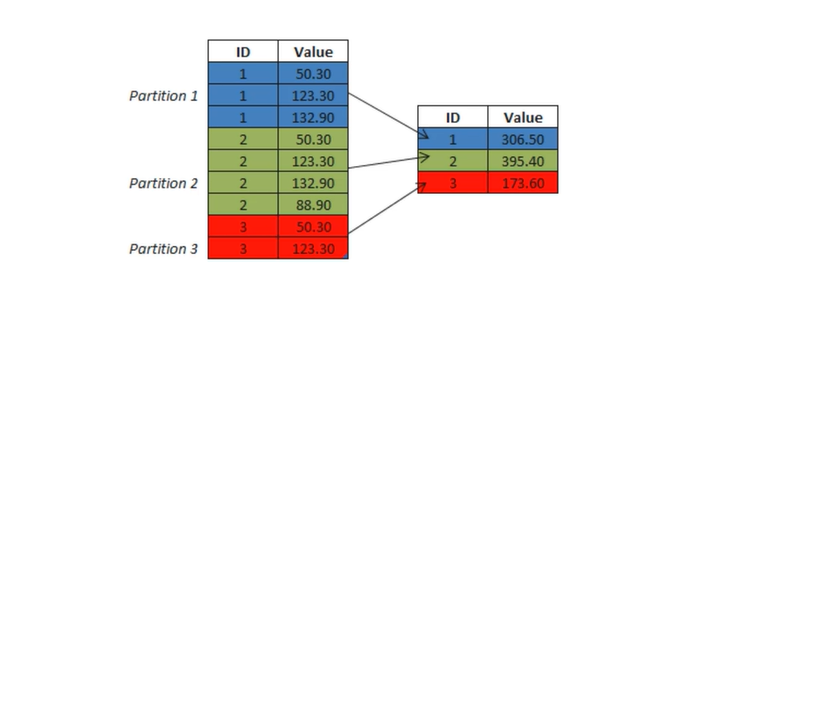
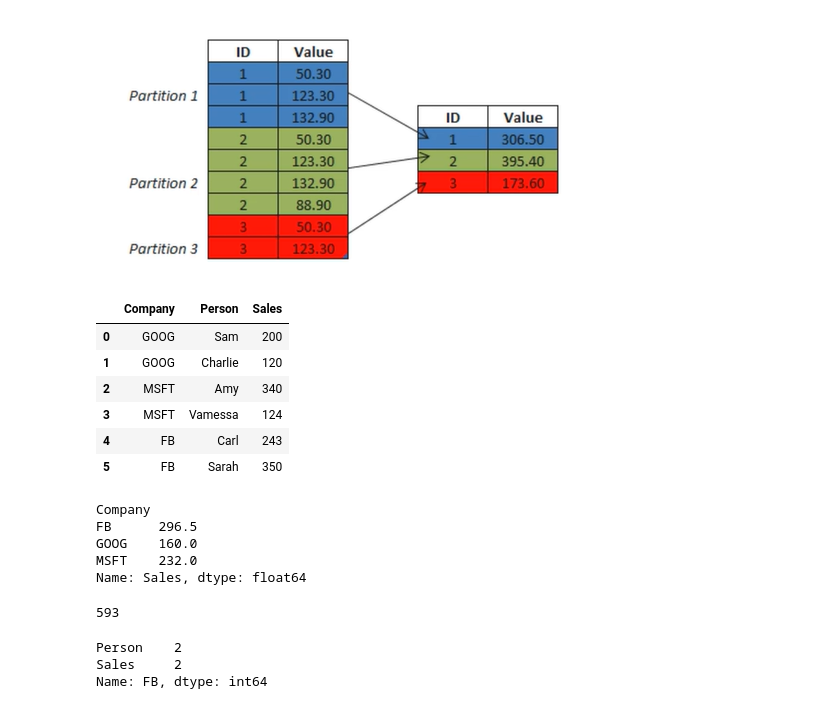
Before and after one commit to geeky-auro/TTL_CSE38, a Jupyter notebook: Practise/05_Pandas_groupby.ipynb, the cells around one changed output. Cells and saved outputs as stored; diff of their text form; code cells hidden in the pictures; blank space fills up the shorter version.

Commit message:
Group By in Pandas

```diff
--- a/Practise/05_Pandas_groupby.ipynb
+++ b/Practise/05_Pandas_groupby.ipynb
@@ -4,0 +8,15 @@
+# %%
+data={'Company':['GOOG','GOOG','MSFT','MSFT','FB','FB'],
+      'Person':['Sam','Charlie','Amy','Vamessa','Carl','Sarah'],
+      'Sales':[200,120,340,124,243,350]}
+# %%
+df=pd.DataFrame(data)
+df
+# %% [output]
+|  | Company | Person | Sales |
+| 0 | GOOG | Sam | 200 |
+| 1 | GOOG | Charlie | 120 |
+| 2 | MSFT | Amy | 340 |
+| 3 | MSFT | Vamessa | 124 |
+| 4 | FB | Carl | 243 |
+| 5 | FB | Sarah | 350 |
@@ -4,0 +25,19 @@
+# %%
+print((byComp['Sales'].mean()))
+# %% [output]
+Company
+FB      296.5
+GOOG    160.0
+MSFT    232.0
+Name: Sales, dtype: float64
+# %%
+print(byComp['Sales'].sum().loc['FB'])
+# %% [output]
+593
+# %%
+# One Liner Code for Group By
+df.groupby('Company').count().loc['FB']
+# %% [output]
+Person    2
+Sales     2
+Name: FB, dtype: int64
```
Also changed, not shown: parts of 3 cells of this notebook.
